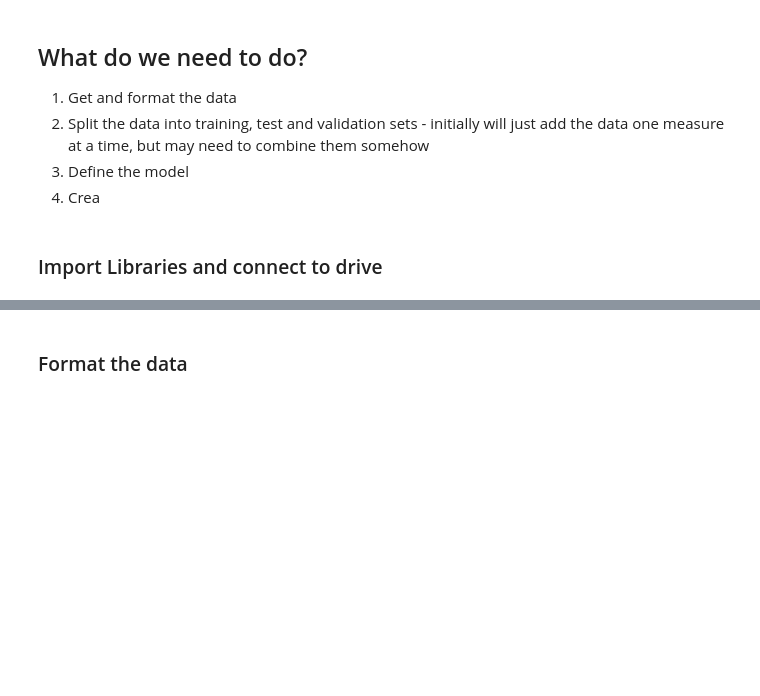
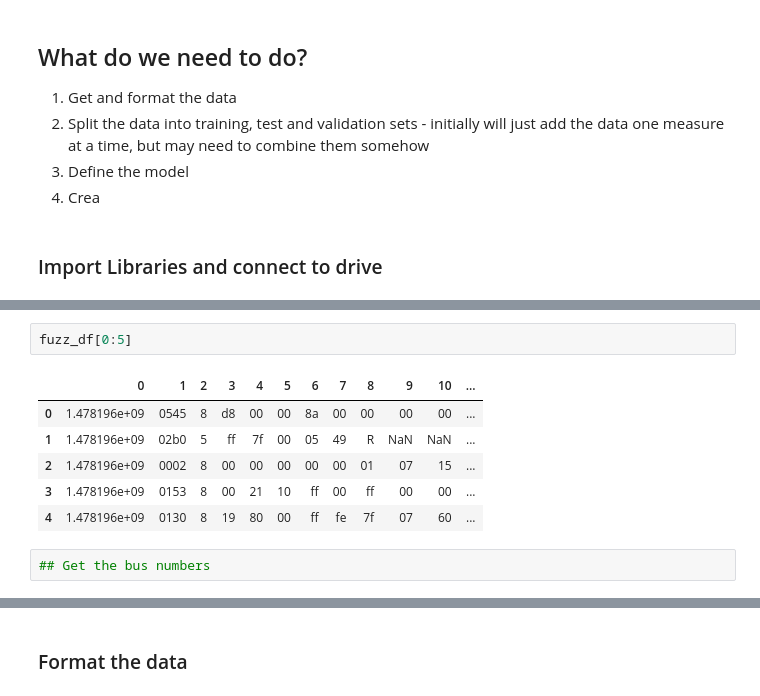
Before and after one commit to NachoDave/Automated-Vehicle-Anomalous-Driving-Behaviour, a Jupyter notebook: CAMs_Autoencoder_project_model.ipynb, the cells around one changed output, grey strips where cells are left out. Cells and saved outputs as stored; diff of their text form; blank space fills up the shorter version.

```diff
--- a/CAMs_Autoencoder_project_model.ipynb
+++ b/CAMs_Autoencoder_project_model.ipynb
@@ -42,0 +181,11 @@ rpm_df.head()
+# %%
+fuzz_df[0:5]
+# %% [output]
+|  | 0 | 1 | 2 | 3 | 4 | 5 | 6 | 7 | 8 | 9 | 10 | ... |
+| 0 | 1.478196e+09 | 0545 | 8 | d8 | 00 | 00 | 8a | 00 | 00 | 00 | 00 | ... |
+| 1 | 1.478196e+09 | 02b0 | 5 | ff | 7f | 00 | 05 | 49 | R | NaN | NaN | ... |
+| 2 | 1.478196e+09 | 0002 | 8 | 00 | 00 | 00 | 00 | 00 | 01 | 07 | 15 | ... |
+| 3 | 1.478196e+09 | 0153 | 8 | 00 | 21 | 10 | ff | 00 | ff | 00 | 00 | ... |
+| 4 | 1.478196e+09 | 0130 | 8 | 19 | 80 | 00 | ff | fe | 7f | 07 | 60 | ... |
+# %%
+## Get the bus numbers
```
Also changed, not shown: parts of 14 cells of this notebook.
